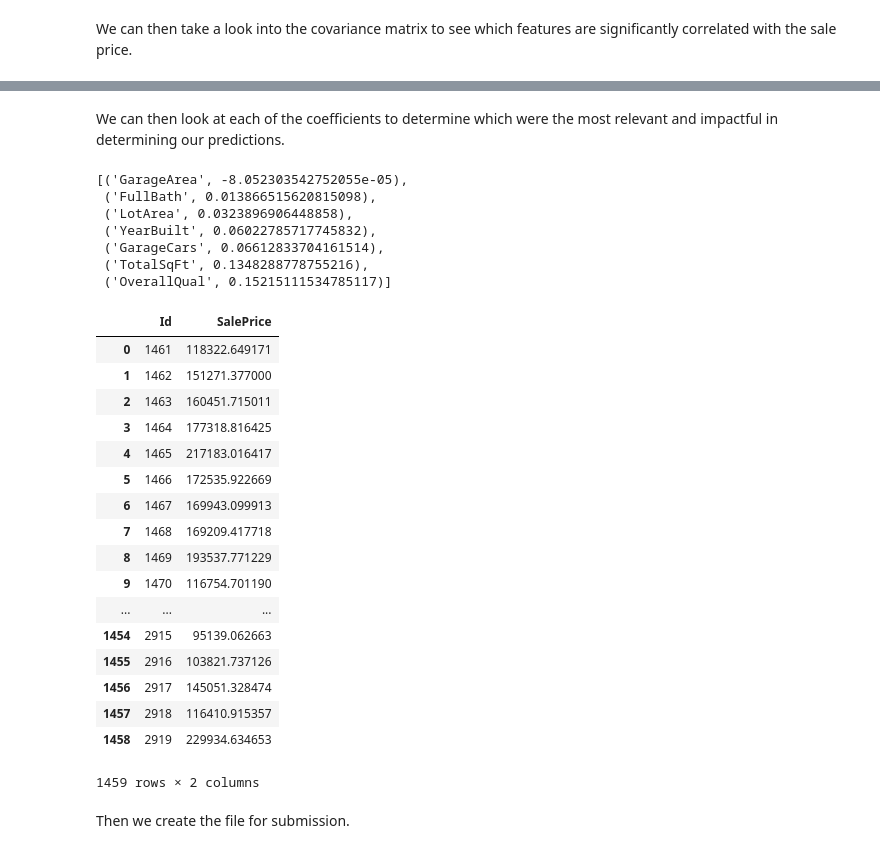
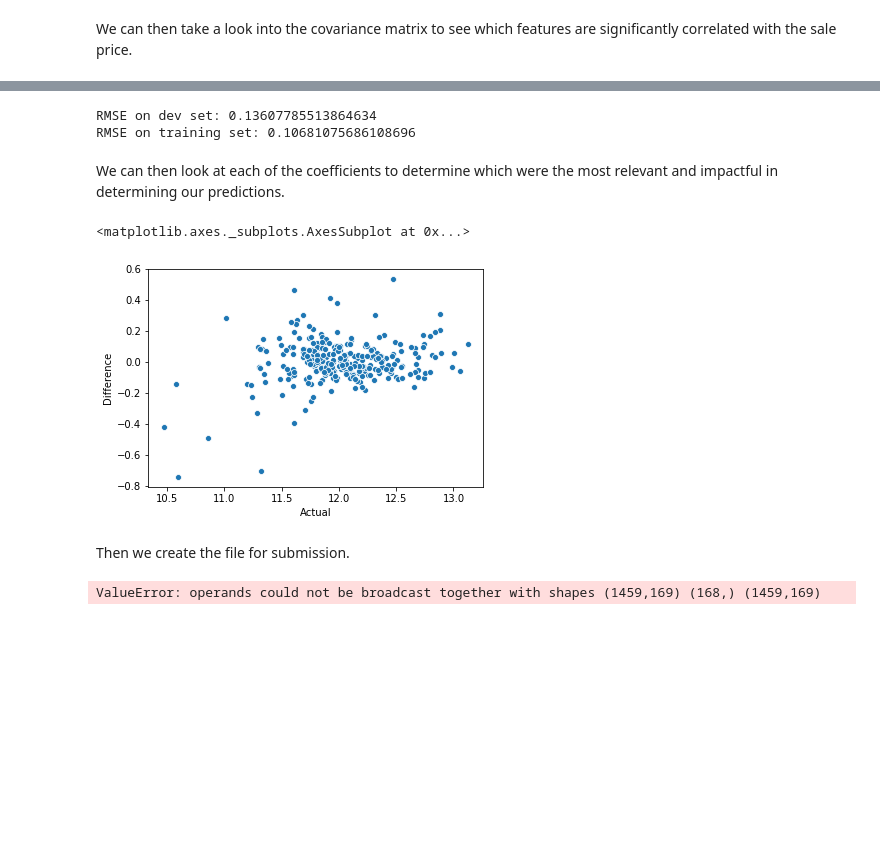
Before and after one commit to bellgriffin/MLHW2, a Jupyter notebook: HousingPrices.ipynb, the cells around one changed output, grey strips where cells are left out. Drawn from its saved outputs; the diff is of its cells as text; code cells hidden in the pictures; blank space fills up the shorter version.

```diff
--- a/HousingPrices.ipynb
+++ b/HousingPrices.ipynb
@@ -130,37 +170,40 @@ RMSE: 0.17369501042329988
+# %%
+train, dev = np.split(hp.sample(frac = 1), [int(.8*len(hp))])
+# %%
+y_train = train['SalePrice']
+y_dev = dev['SalePrice']
+train.drop('SalePrice', axis = 1, inplace = True)
+dev.drop('SalePrice', axis = 1, inplace = True)
+# %%
+scaler = StandardScaler()
+X_train = scaler.fit_transform(train)
+X_dev = scaler.transform(dev)
+# %%
+train_model = SGDRegressor(tol = .0001, eta0 = .003)
+train_model.fit(X_train, y_train)
+dev_pred = train_model.predict(X_dev)
+train_pred = train_model.predict(X_train)
+mse_dev = mean_squared_error(y_dev, dev_pred)
+mse_train = mean_squared_error(y_train, train_pred)
+print("RMSE on dev set: {}".format(np.sqrt(mse_dev)))
+print("RMSE on training set: {}".format(np.sqrt(mse_train)))
+# %% [output]
+RMSE on dev set: 0.13607785513864634
+RMSE on training set: 0.10681075686108696
 # %% [markdown]
 We can then look at each of the coefficients to determine which were the most relevant and impactful in determining our predictions.
-# %%
-sorted(list(zip(hp_to_scale.columns, hp_model.coef_)), key=lambda x: abs(x[1]))
-# %% [output]
-[('GarageArea', -8.052303542752055e-05),
- ('FullBath', 0.013866515620815098),
- ('LotArea', 0.0323896906448858),
- ('YearBuilt', 0.06022785717745832),
- ('GarageCars', 0.06612833704161514),
- ('TotalSqFt', 0.1348288778755216),
- ('OverallQual', 0.15215111534785117)]
+# %%
+#sns.jointplot(x = hp['SalePrice'], y = hp['TSqFt_LA'], color = 'red', edgecolor = 'black')
+results = pd.concat([y_dev.reset_index(), pd.Series(dev_pred)], axis = 1)
+results.columns = ['Index', 'Actual', 'Predicted']
+results['Difference'] = results['Actual'] - results['Predicted']
+sns.scatterplot(x = 'Actual', y = 'Difference', data = results)
+# %% [output]
+<matplotlib.axes._subplots.AxesSubplot at 0x...>
+[figure, added]
 # %%
-submission = pd.DataFrame(np.exp(submit_pred), columns = ['SalePrice'])
-submission = pd.concat([hp_test['Id'], submission], axis = 1)
-submission
+#submission = pd.DataFrame(np.exp(submit_pred), columns = ['SalePrice'])
+#submission = pd.concat([hp_test['Id'], submission], axis = 1)
+#submission
-# %% [output]
-|  | Id | SalePrice |
-| 0 | 1461 | 118322.649171 |
-| 1 | 1462 | 151271.377000 |
-| 2 | 1463 | 160451.715011 |
-| 3 | 1464 | 177318.816425 |
-| 4 | 1465 | 217183.016417 |
-| 5 | 1466 | 172535.922669 |
-| 6 | 1467 | 169943.099913 |
-| 7 | 1468 | 169209.417718 |
-| 8 | 1469 | 193537.771229 |
-| 9 | 1470 | 116754.701190 |
-| ... | ... | ... |
-| 1454 | 2915 | 95139.062663 |
-| 1455 | 2916 | 103821.737126 |
-| 1456 | 2917 | 145051.328474 |
-| 1457 | 2918 | 116410.915357 |
-| 1458 | 2919 | 229934.634653 |
-1459 rows × 2 columns
 # %% [markdown]
 Then we create the file for submission.
@@ -168,0 +210,6 @@ submission.to_csv("sub1.csv", sep=',')
+# %%
+X_kaggle = scaler.transform(kaggle)
+#kaggle_pred = train_model.predict(X_kaggle)
+#submission.to_csv("sub1.csv", sep=',')
+# %% [output]
+ValueError: operands could not be broadcast together with shapes (1459,169) (168,) (1459,169)
```
Also changed, not shown: parts of 31 cells of this notebook.
